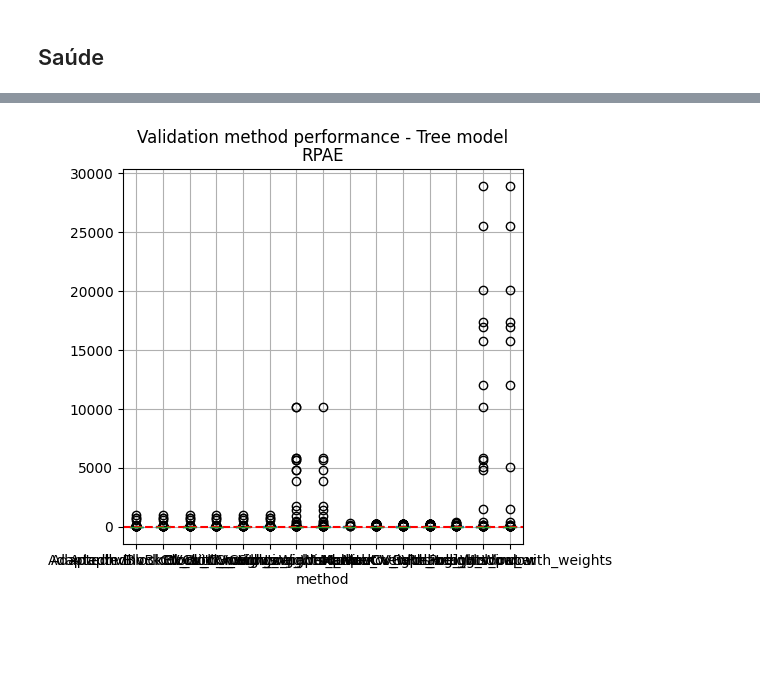
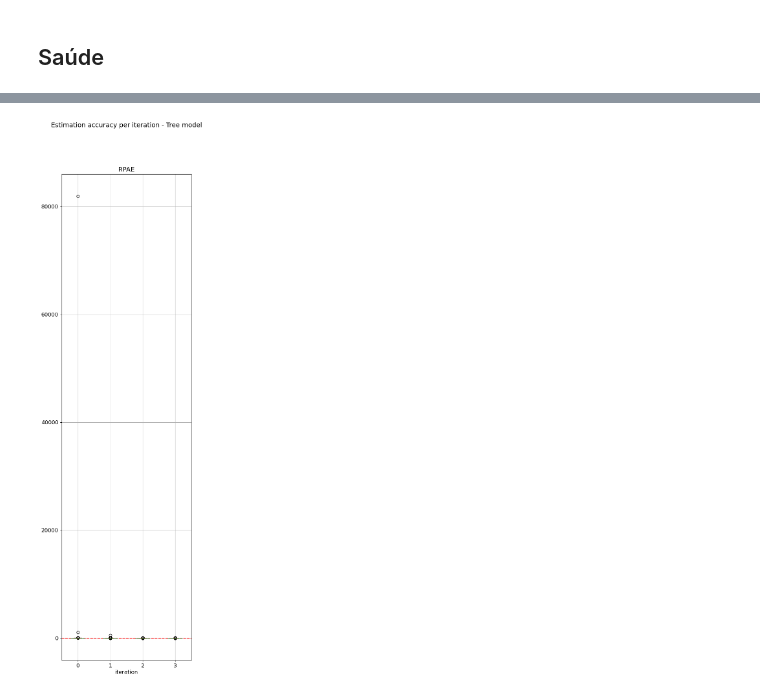
Before and after one commit to MiguelLoureiro98/timecave, a Jupyter notebook: experiments/processing_results.ipynb, the cells around one changed output, grey strips where cells are left out. Cells and saved outputs as stored; diff of their text form; code cells hidden in the pictures; blank space fills up the shorter version.

Commit message:
post-preprocessing all real data

```diff
--- a/experiments/processing_results.ipynb
+++ b/experiments/processing_results.ipynb
@@ -70,0 +138,5 @@ saude_test
+# %%
+real_data_val['filename'] = real_data_val['filename'].apply(clean_filename)
+real_data_val['method'] = real_data_val['method'].apply(clean_method)
+real_data_val = series_name(real_data_val)
+real_data_val
@@ -70,0 +157,4 @@ saude_test
+# %%
+real_data_test['filename'] = real_data_test['filename'].apply(clean_filename)
+real_data_test = series_name(real_data_test)
+real_data_test
@@ -71,4 +175,4 @@ saude_test
 # %%
-saude = add_weights(saude,preq_methods = ['Growing_Window', 'Rolling_Window'], CV_methods = ['Block_CV', 'AdaptedhvBlockCV', 'MarkovCV'])
-saude
+real_data_val = add_weights(real_data_val,preq_methods = ['Growing_Window', 'Rolling_Window'], CV_methods = ['Block_CV'])
+real_data_val
 # %% [output]
@@ -163,5 +267,5 @@ under_over_by_method(estimates, 'mse')
 # %%
-iteration_data = pd.merge(left=saude, right=saude_test, on=["model", "series"], suffixes=["_estimate", "_true"]);
+iteration_data = pd.merge(left=real_data_val, right=real_data_test, on=["model", "series"], suffixes=["_estimate", "_true"]);
 # %%
 val_metrics_per_iteration(iteration_data, 'mse', methods_list=['Rolling_Window_with_weights'])
 # %% [output]
@@ -177,4 +301,4 @@ val_metrics_per_iteration(iteration_data, 'mse', methods_list=['Rolling_Window_w
 # %%
-boxplots(iteration_data, "mse", "Tree", ["RPAE"], 5, 5);
+boxplots_per_iteration(iteration_data, "mae", "Tree", "Growing_Window", ["RPAE"], 20, 5);
 # %% [output]
-[figure, old version]
+[figure, new version]
```
Also changed, not shown: parts of 26 cells of this notebook, 5 other files.
